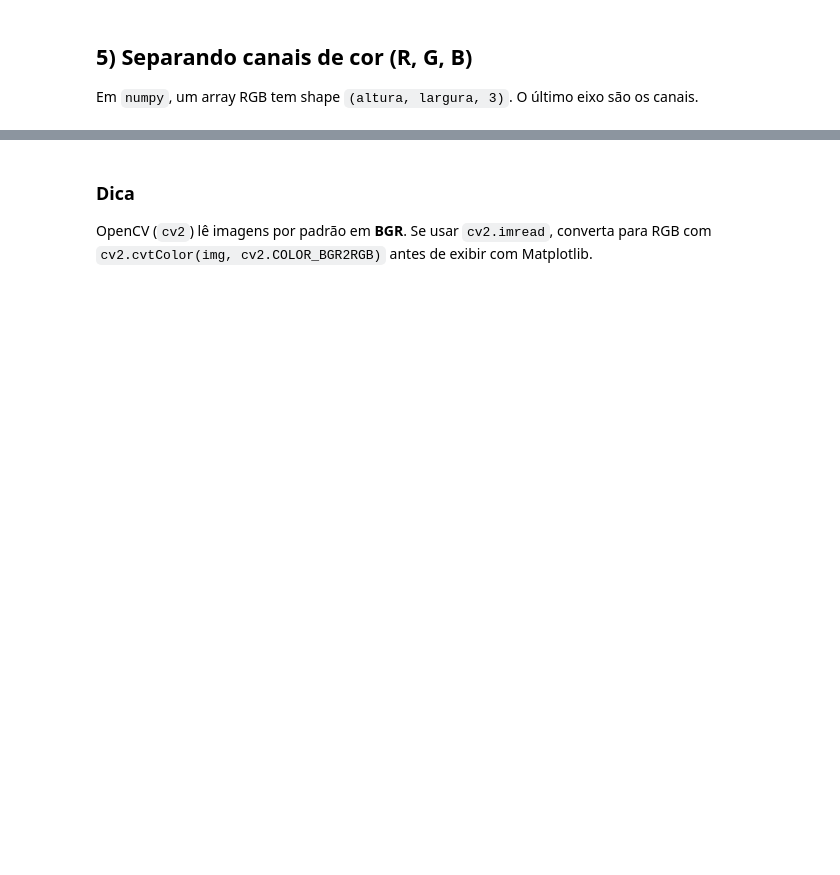
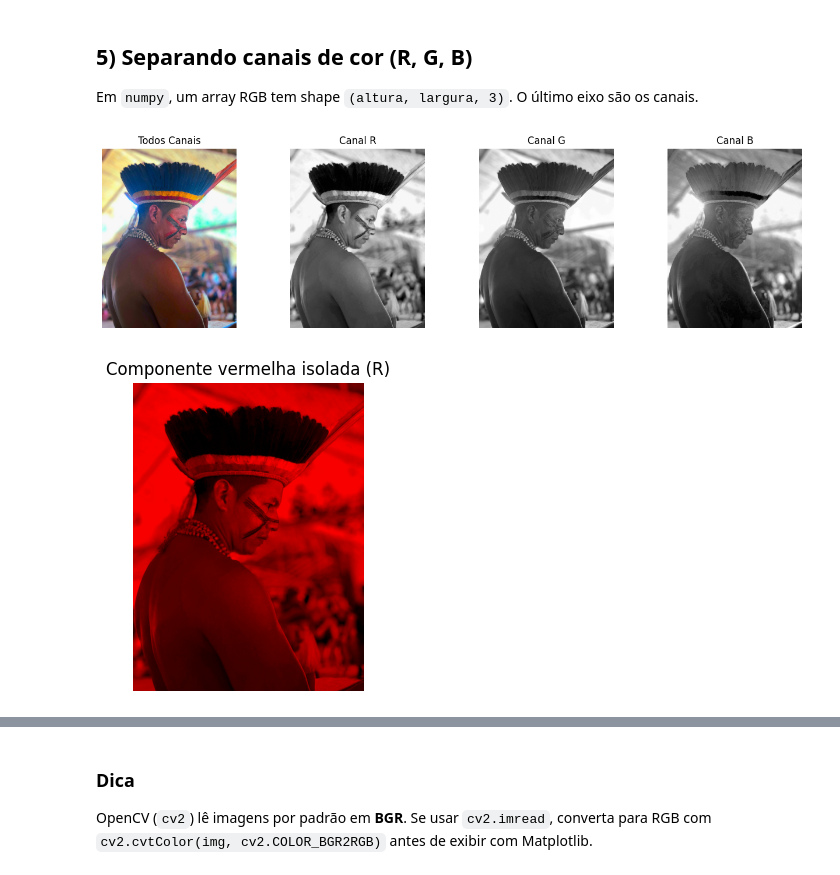
Before and after one commit to guirco/ufpel-pdi, a Jupyter notebook: LAB0_IntroPython.ipynb, the cells around one changed output, grey strips where cells are left out. Drawn from its saved outputs; the diff is of its cells as text; code cells hidden in the pictures; blank space fills up the shorter version.

```diff
--- a/LAB0_IntroPython.ipynb
+++ b/LAB0_IntroPython.ipynb
@@ -122,27 +131,34 @@ shape: (512, 512, 3) dtype: uint8
 ## 5) Separando canais de cor (R, G, B)
 Em `numpy`, um array RGB tem shape `(altura, largura, 3)`. O último eixo são os canais.
 # %%
-R = img[:, :, 0]
-G = img[:, :, 1]
-B = img[:, :, 2]
+R = img2[:, :, 0]
+G = img2[:, :, 1]
+B = img2[:, :, 2]
 
-fig, axs = plt.subplots(1, 3, figsize=(12,4))
-axs[0].imshow(R, cmap='gray')
-axs[0].set_title('Canal R')
+fig, axs = plt.subplots(1, 4, figsize=(16,4))
+axs[0].imshow(img2)
+axs[0].set_title('Todos Canais')
 axs[0].axis('off')
-axs[1].imshow(G, cmap='gray')
-axs[1].set_title('Canal G')
+axs[1].imshow(R, cmap='gray')
+axs[1].set_title('Canal R')
 axs[1].axis('off')
-axs[2].imshow(B, cmap='gray')
-axs[2].set_title('Canal B')
+axs[2].imshow(G, cmap='gray')
+axs[2].set_title('Canal G')
 axs[2].axis('off')
+axs[3].imshow(B, cmap='gray')
+axs[3].set_title('Canal B')
+axs[3].axis('off')
 plt.show()
 
 # Visualizar imagem usando apenas um canal repetido (ex.: vermelho)
-only_red = np.zeros_like(img)
+only_red = np.zeros_like(img2)
 only_red[:,:,0] = R
 plt.figure(figsize=(4,4))
 plt.imshow(only_red)
 plt.title("Componente vermelha isolada (R)")
 plt.axis('off')
 plt.show()
+io.imsave("red_tuyuka.png", only_red)  # salva em disco, no arquivo "red_astronaut.png"
+# %% [output]
+[figure, added]
+[figure, added]
```
Also changed, not shown: parts of 9 cells of this notebook.
